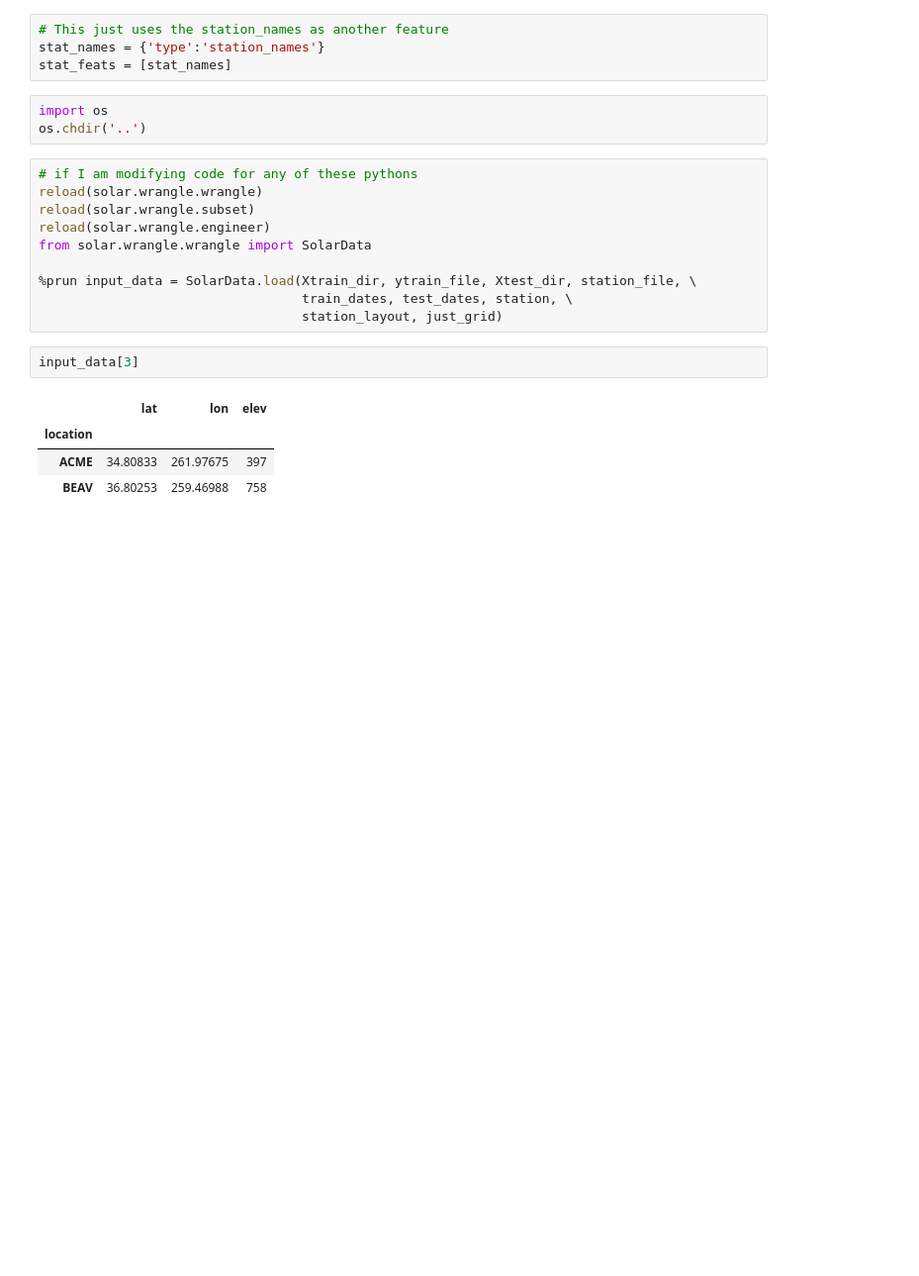
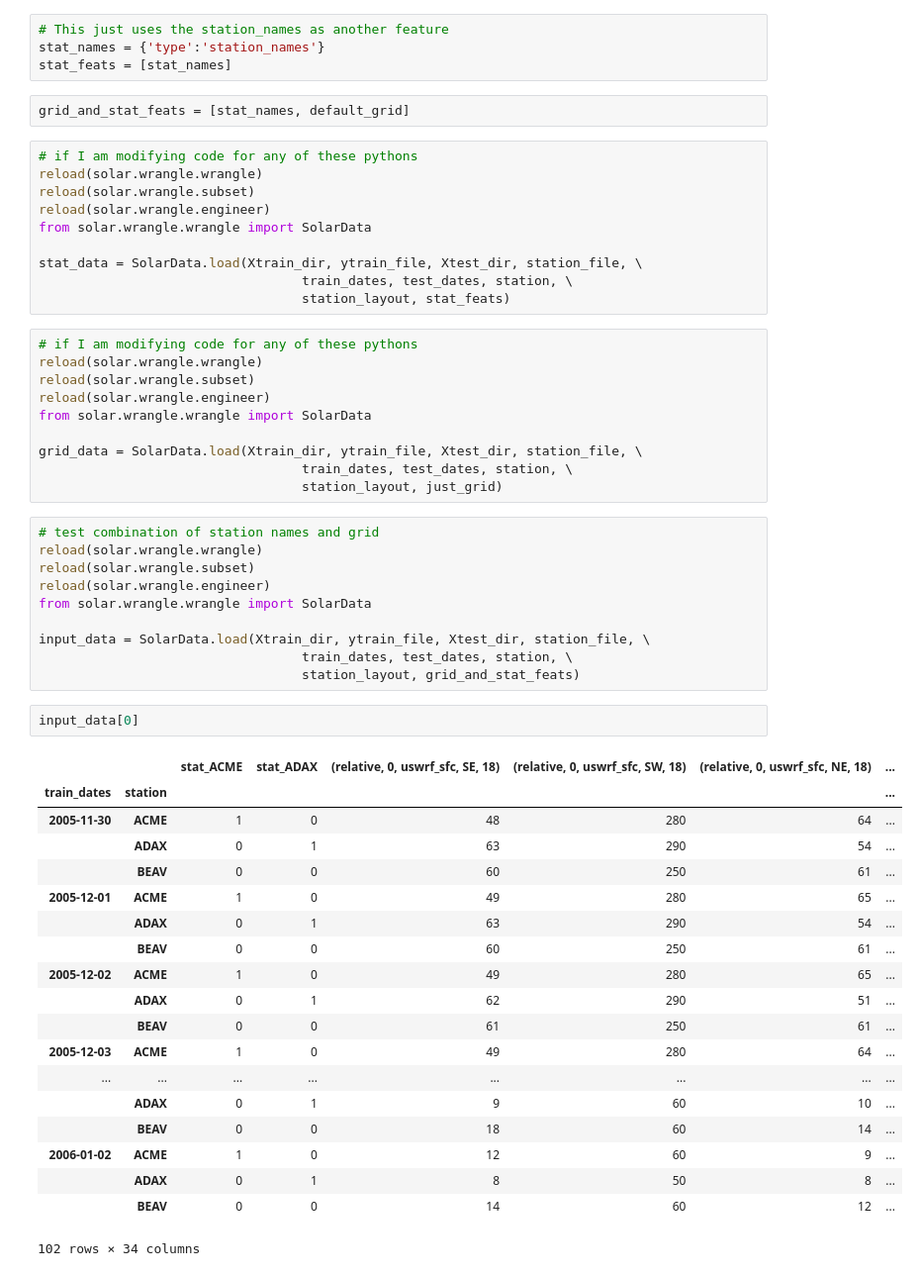
Before and after one commit to joelmpiper/solar_energy_prediction, a Jupyter notebook: notebooks/Full_Walkthrough.ipynb, the cells around one changed output. Shown: that part at 99% size. Saved outputs shown, nothing was run; the diff lists cells and outputs as text; blank space fills up the shorter version.

```diff
--- a/notebooks/Full_Walkthrough.ipynb
+++ b/notebooks/Full_Walkthrough.ipynb
@@ -361,9 +253,18 @@ gefs_mean_feats = [grid_avgs]
 # This just uses the station_names as another feature
 stat_names = {'type':'station_names'}
 stat_feats = [stat_names]
-# %%
-import os
-os.chdir('..')
+# %%
+grid_and_stat_feats = [stat_names, default_grid]
+# %%
+# if I am modifying code for any of these pythons
+reload(solar.wrangle.wrangle)
+reload(solar.wrangle.subset)
+reload(solar.wrangle.engineer)
+from solar.wrangle.wrangle import SolarData
+
+stat_data = SolarData.load(Xtrain_dir, ytrain_file, Xtest_dir, station_file, \
+                                  train_dates, test_dates, station, \
+                                  station_layout, stat_feats)
 # %%
 # if I am modifying code for any of these pythons
 reload(solar.wrangle.wrangle)
@@ -371,13 +272,38 @@ reload(solar.wrangle.subset)
 reload(solar.wrangle.engineer)
 from solar.wrangle.wrangle import SolarData
 
-%prun input_data = SolarData.load(Xtrain_dir, ytrain_file, Xtest_dir, station_file, \
+grid_data = SolarData.load(Xtrain_dir, ytrain_file, Xtest_dir, station_file, \
                                   train_dates, test_dates, station, \
                                   station_layout, just_grid)
+# %%
+# test combination of station names and grid
+reload(solar.wrangle.wrangle)
+reload(solar.wrangle.subset)
+reload(solar.wrangle.engineer)
+from solar.wrangle.wrangle import SolarData
+
+input_data = SolarData.load(Xtrain_dir, ytrain_file, Xtest_dir, station_file, \
+                                  train_dates, test_dates, station, \
+                                  station_layout, grid_and_stat_feats)
 # %%
-input_data[3]
+input_data[0]
 # %% [output]
-|  | lat | lon | elev |
-| location |  |  |  |
-| ACME | 34.80833 | 261.97675 | 397 |
-| BEAV | 36.80253 | 259.46988 | 758 |
+|  |  | stat_ACME | stat_ADAX | (relative, 0, uswrf_sfc, SE, 18) | (relative, 0, uswrf_sfc, SW, 18) | (relative, 0, uswrf_sfc, NE, 18) | ... |
+| train_dates | station |  |  |  |  |  | ... |
+| 2005-11-30 | ACME | 1 | 0 | 48 | 280 | 64 | ... |
+|  | ADAX | 0 | 1 | 63 | 290 | 54 | ... |
+|  | BEAV | 0 | 0 | 60 | 250 | 61 | ... |
+| 2005-12-01 | ACME | 1 | 0 | 49 | 280 | 65 | ... |
+|  | ADAX | 0 | 1 | 63 | 290 | 54 | ... |
+|  | BEAV | 0 | 0 | 60 | 250 | 61 | ... |
+| 2005-12-02 | ACME | 1 | 0 | 49 | 280 | 65 | ... |
+|  | ADAX | 0 | 1 | 62 | 290 | 51 | ... |
+|  | BEAV | 0 | 0 | 61 | 250 | 61 | ... |
+| 2005-12-03 | ACME | 1 | 0 | 49 | 280 | 64 | ... |
+| ... | ... | ... | ... | ... | ... | ... | ... |
+|  | ADAX | 0 | 1 | 9 | 60 | 10 | ... |
+|  | BEAV | 0 | 0 | 18 | 60 | 14 | ... |
+| 2006-01-02 | ACME | 1 | 0 | 12 | 60 | 9 | ... |
+|  | ADAX | 0 | 1 | 8 | 50 | 8 | ... |
+|  | BEAV | 0 | 0 | 14 | 60 | 12 | ... |
+102 rows × 34 columns
```
Also changed, not shown: parts of 29 cells of this notebook, 7 other files.
